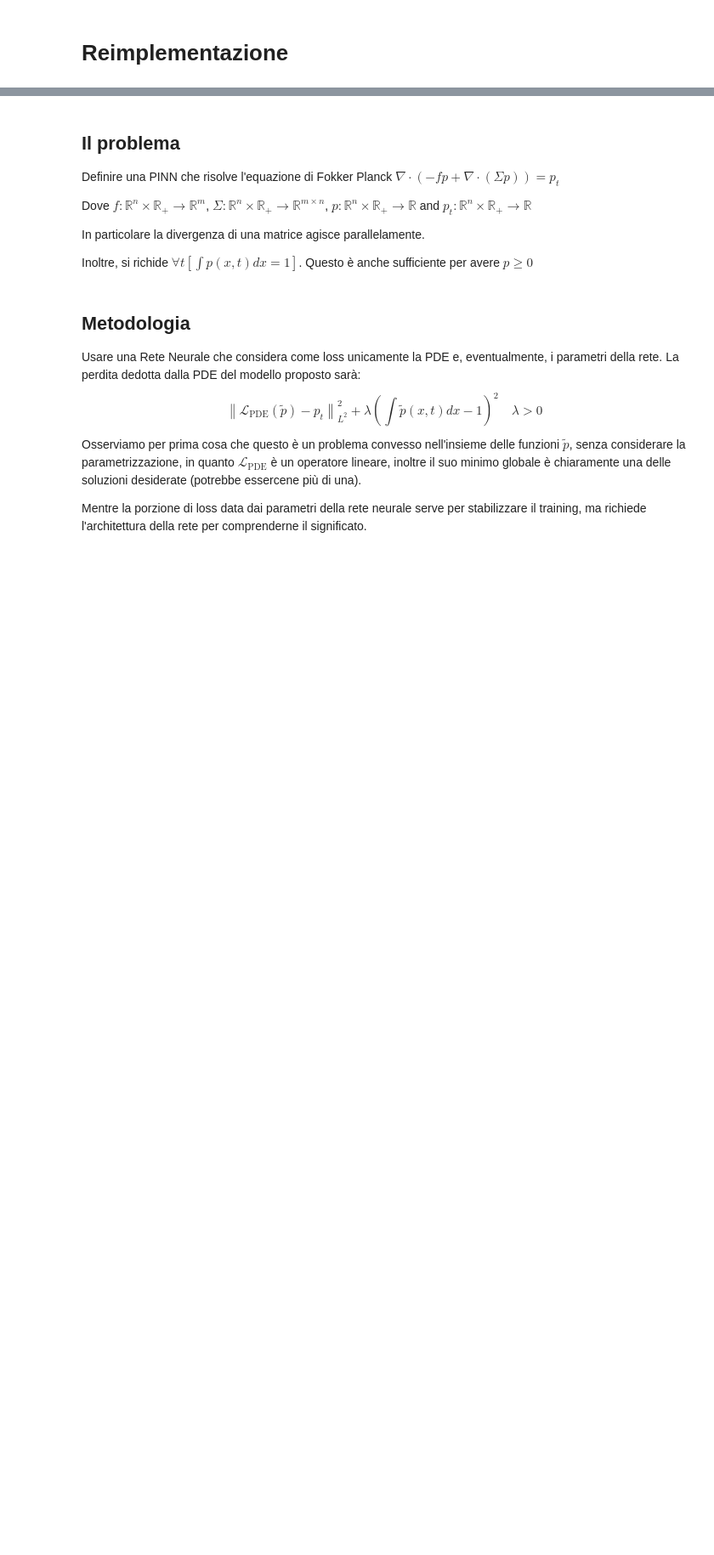
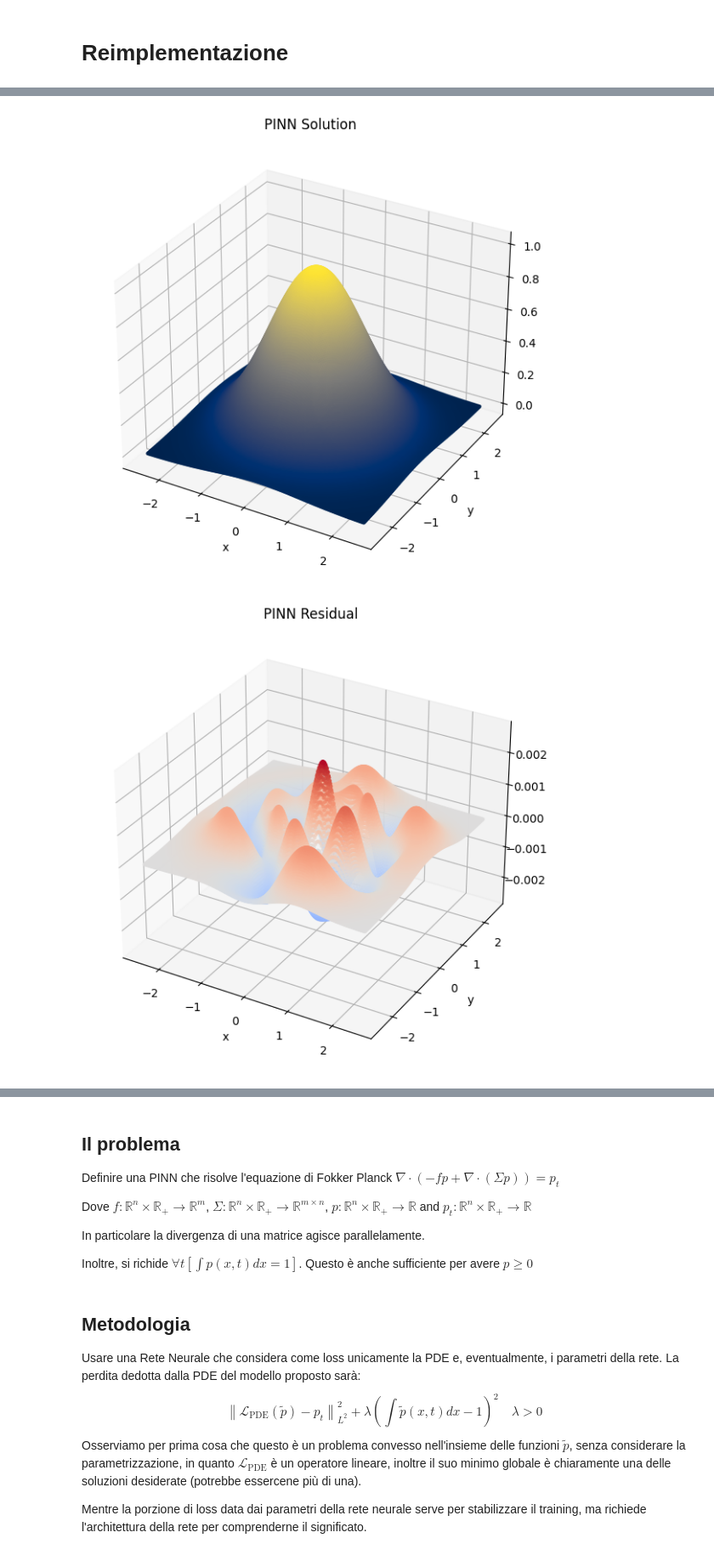
Before and after one commit to unimore-PhD-StefanoMagriniAlunno/PhD_Laboratory, a Jupyter notebook: notebooks/report1_renew.ipynb, the cells around one changed output, grey strips where cells are left out. Shown at 85% size. Cells and saved outputs as stored; diff of their text form; code cells hidden in the pictures; blank space fills up the shorter version.

Commit message:
Test2D
E' stato implementato il secondo test che vede se il vincolo di positività funziona, inoltre è stato osservato che il setup dell'ottimizzatore continua a funzionare anche a più alta dimensione.

```diff
--- a/notebooks/report1_renew.ipynb
+++ b/notebooks/report1_renew.ipynb
@@ -335,0 +352,14 @@ plt.show()
+# %%
+from torch.func import vmap, jacrev, hessian
+
+def compute_jacobian(model, x):
+    # x is of shape (batch_size, input_dim)
+    # model outputs shape (batch_size, output_dim)
+    J = vmap(jacrev(model), randomness='same')(x)
+    return J
+
+def compute_hessian(model, x):
+    # x is of shape (batch_size, input_dim)
+    # model outputs shape (batch_size, output_dim)
+    H = vmap(hessian(model), randomness='same')(x)
+    return H
@@ -335,0 +539,55 @@ plt.show()
+# %%
+
+# verifica
+import matplotlib.pyplot as plt
+from mpl_toolkits.mplot3d import Axes3D
+
+xmin = -domain_size/2
+xmax = domain_size/2
+x, y = torch.meshgrid(
+    torch.linspace(xmin, xmax, 200),
+    torch.linspace(xmin, xmax, 200),
+    indexing='ij'
+)
+x_test = torch.stack([x.flatten(), y.flatten()], dim=-1)
+u_pred = model(x_test).squeeze(-1)
+residual = pde_residual(model, x_test)[0].squeeze(-1)
+
+x_test = x_test.detach().cpu().numpy()
+u_pred = u_pred.detach().cpu().numpy()
+residual = residual.detach().cpu().numpy()
+
+# 3D plot della soluzione
+fig = plt.figure(figsize=(10, 7))
+ax = fig.add_subplot(111, projection='3d')
+ax.scatter(
+    x_test[:, 0], x_test[:, 1], u_pred,
+    c=u_pred, cmap='cividis',
+    vmin=0.0,
+    vmax=u_pred.max().item(),
+    s=5
+)
+ax.set_title("PINN Solution")
+ax.set_xlabel("x")
+ax.set_ylabel("y")
+plt.savefig("pinn_solution_3d.png", dpi=600)
+plt.show()
+
+# 3D plot del residuo
+fig = plt.figure(figsize=(10, 7))
+ax = fig.add_subplot(111, projection='3d')
+ax.scatter(
+    x_test[:, 0], x_test[:, 1], residual,
+    c=residual, cmap='coolwarm',
+    vmin=-np.abs(residual).max().item(),
+    vmax=np.abs(residual).max().item(),
+    s=5
+)
+ax.set_title("PINN Residual")
+ax.set_xlabel("x")
+ax.set_ylabel("y")
+plt.savefig("pinn_residual_3d.png", dpi=600)
+plt.show()
+# %% [output]
+[figure, added]
+[figure, added]
```
Also changed, not shown: parts of 8 cells of this notebook, 2 other files.
